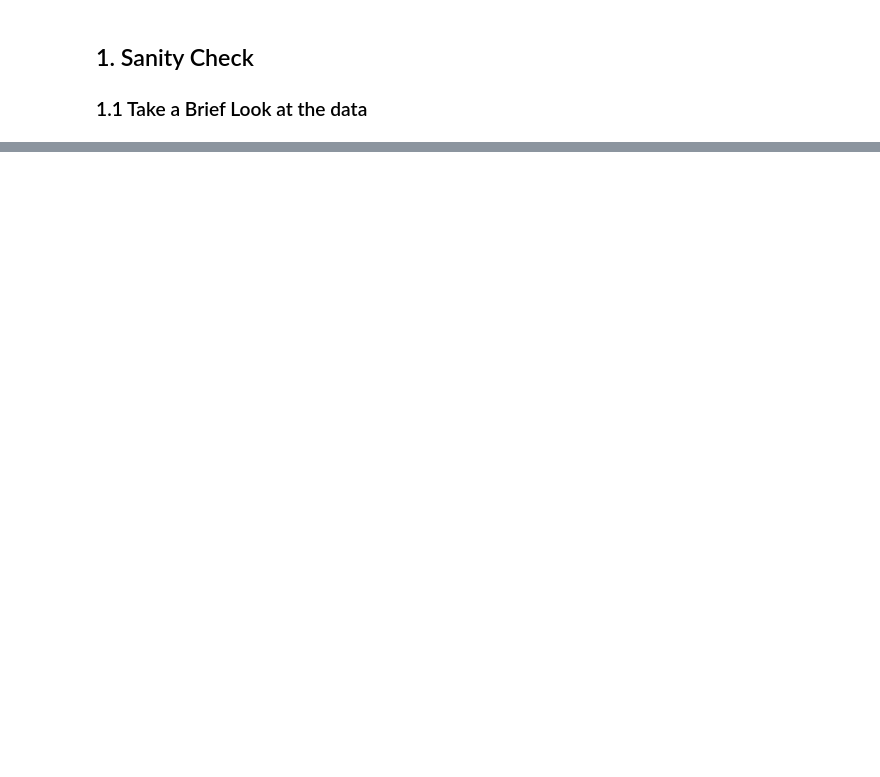
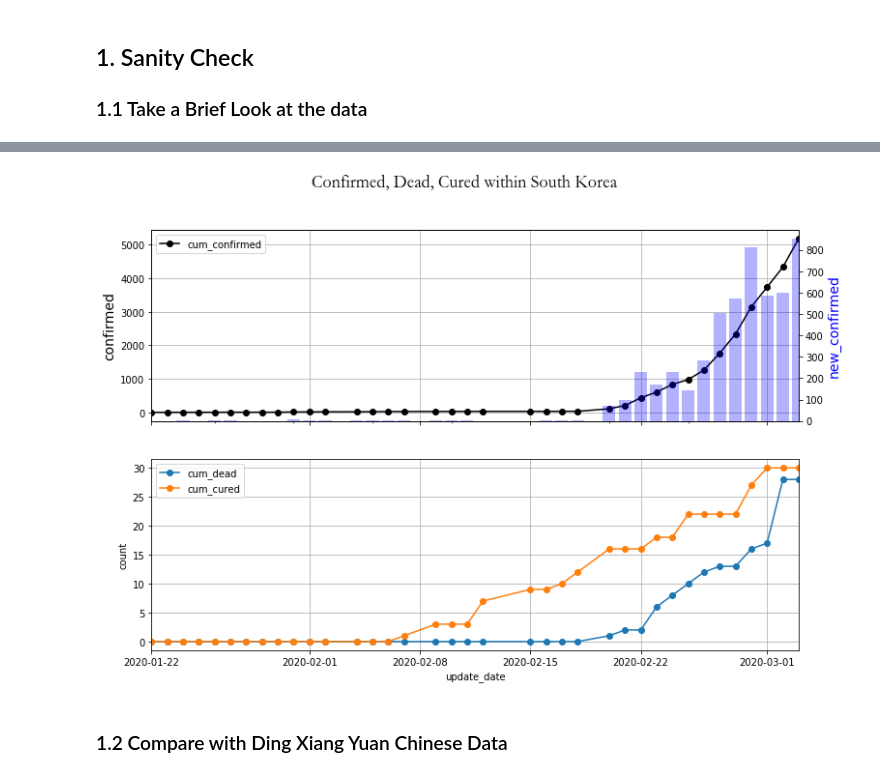
Before and after one commit to jianxu305/nCov2019_analysis, a Jupyter notebook: src/international_colab.ipynb, the cells around one changed output, grey strips where cells are left out. Cells and saved outputs as stored; diff of their text form; code cells hidden in the pictures; blank space fills up the shorter version.

```diff
--- a/src/international_colab.ipynb
+++ b/src/international_colab.ipynb
@@ -238,0 +56,7 @@ fig2.show()
+# %%
+fig = utils.tsplot_conf_dead_cured(jhs_frm[jhs_frm['country/region'] == 'South Korea'],
+                                   title='Confirmed, Dead, Cured within South Korea', figsize=(12, 8))
+# %% [output]
+[figure, added]
+# %% [markdown]
+### 1.2 Compare with Ding Xiang Yuan Chinese Data
```
Also changed, not shown: parts of 55 cells of this notebook.
